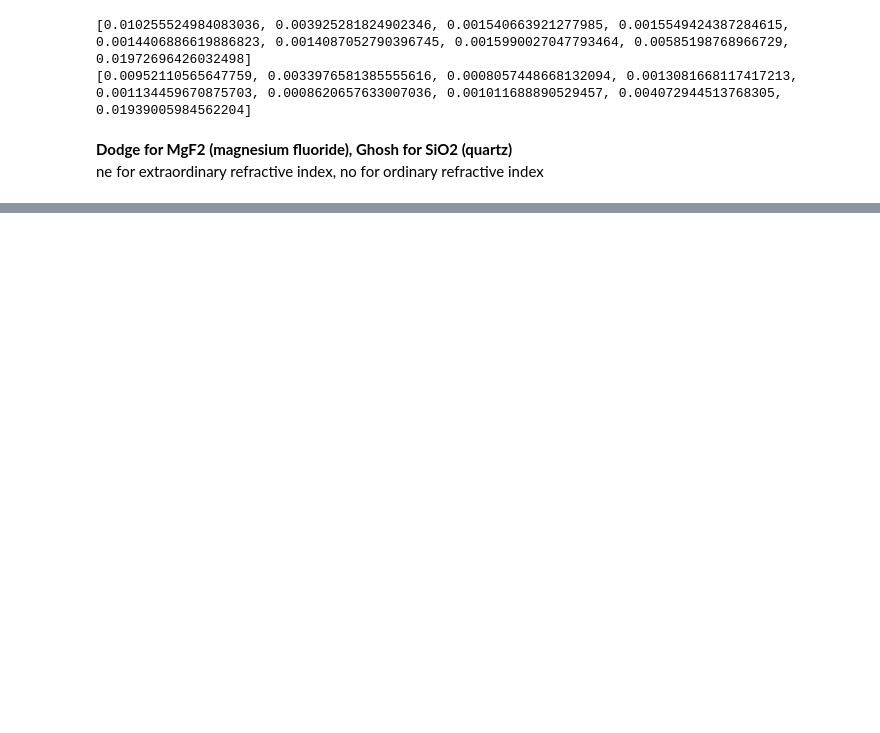
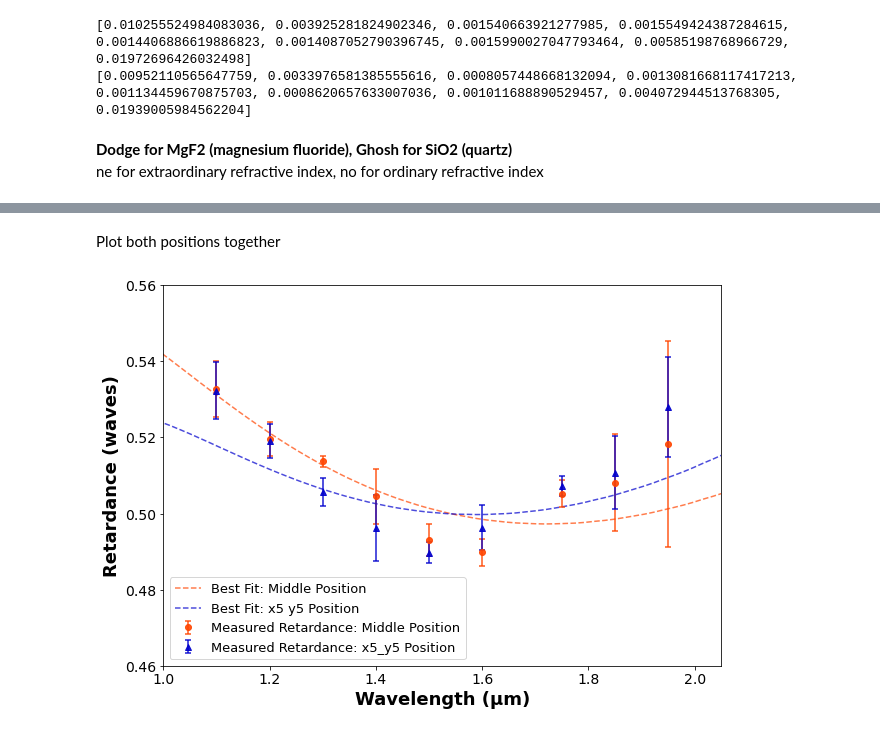
Before and after one commit to wcmelby/wcmelby-HWP_Characterizations, a Jupyter notebook: SuperK_Select_Data/JHK_Plate/JHK_SuperK_Analysis.ipynb, the cells around one changed output, grey strips where cells are left out. Cells and saved outputs as stored; diff of their text form; code cells hidden in the pictures; blank space fills up the shorter version.

```diff
--- a/SuperK_Select_Data/JHK_Plate/JHK_SuperK_Analysis.ipynb
+++ b/SuperK_Select_Data/JHK_Plate/JHK_SuperK_Analysis.ipynb
@@ -891,0 +914,30 @@ plt.show()
+# %% [markdown]
+Plot both positions together
+# %%
+JHK_plate_data = achromatic_prediction(*opt_params, MgF2_ne, MgF2_no, SiO2_ne, SiO2_no)
+JHK_plate_data_x5_y5 = achromatic_prediction(*opt_params_x5_y5, MgF2_ne, MgF2_no, SiO2_ne, SiO2_no)
+
+plt.figure(figsize=(10, 7))
+plt.plot(JHK_plate_data[0], JHK_plate_data[1], '--', color='orangered', label='Best Fit: Middle Position', alpha=0.7)
+plt.plot(JHK_plate_data_x5_y5[0], JHK_plate_data_x5_y5[1], '--', color='mediumblue', label='Best Fit: x5 y5 Position', alpha=0.7)
+
+
+plt.errorbar(wavelengths, corrected_Q_retardances, yerr=Q_retardance_errors, fmt='o', color='orangered', capsize=3, alpha=0.9, capthick=1.5, label='Measured Retardance: Middle Position')
+plt.errorbar(wavelengths, corrected_Q_retardances_x5_y5, yerr=Q_retardance_errors_x5_y5, fmt='^', color='mediumblue', capsize=3, capthick=1.5, alpha=0.9, label='Measured Retardance: x5_y5 Position')
+plt.plot
+plt.xlim([1000, 2050])
+plt.ylim([0.46, 0.56])
+plt.xlabel('Wavelength (μm)', fontweight='bold', fontsize=18)
+plt.ylabel('Retardance (waves)', fontweight='bold', fontsize=18)
+
+ax = plt.gca()
+xticks = ax.get_xticks()
+ax.xaxis.set_major_locator(ticker.FixedLocator(xticks))
+ax.xaxis.set_major_formatter(ticker.FixedFormatter([f'{x/1000:.1f}' for x in xticks]))
+ax.tick_params(axis='both', which='major', labelsize=14)
+
+plt.legend(fontsize=13, loc='lower left')
+plt.savefig('./Figures/JHK_best_fit_both.png', format='png', dpi=300, bbox_inches='tight', facecolor='white', edgecolor='white')
+plt.show()
+# %% [output]
+[figure, added]
```
Also changed, not shown: parts of 23 cells of this notebook, 6 other files.
